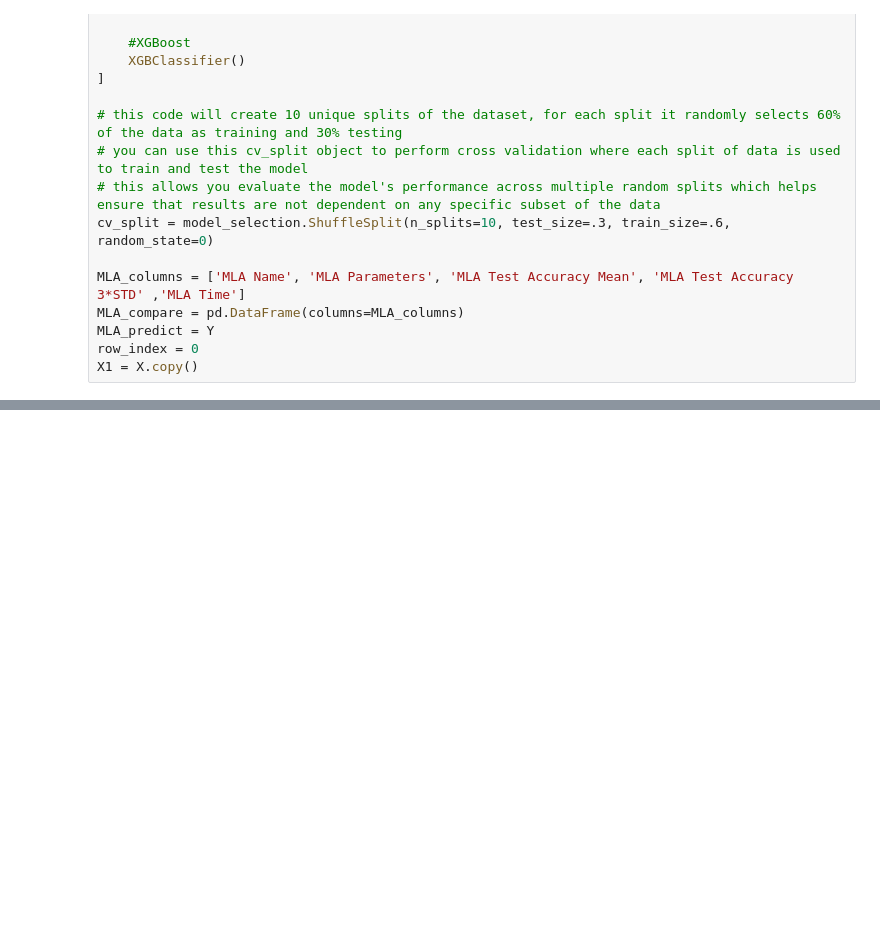
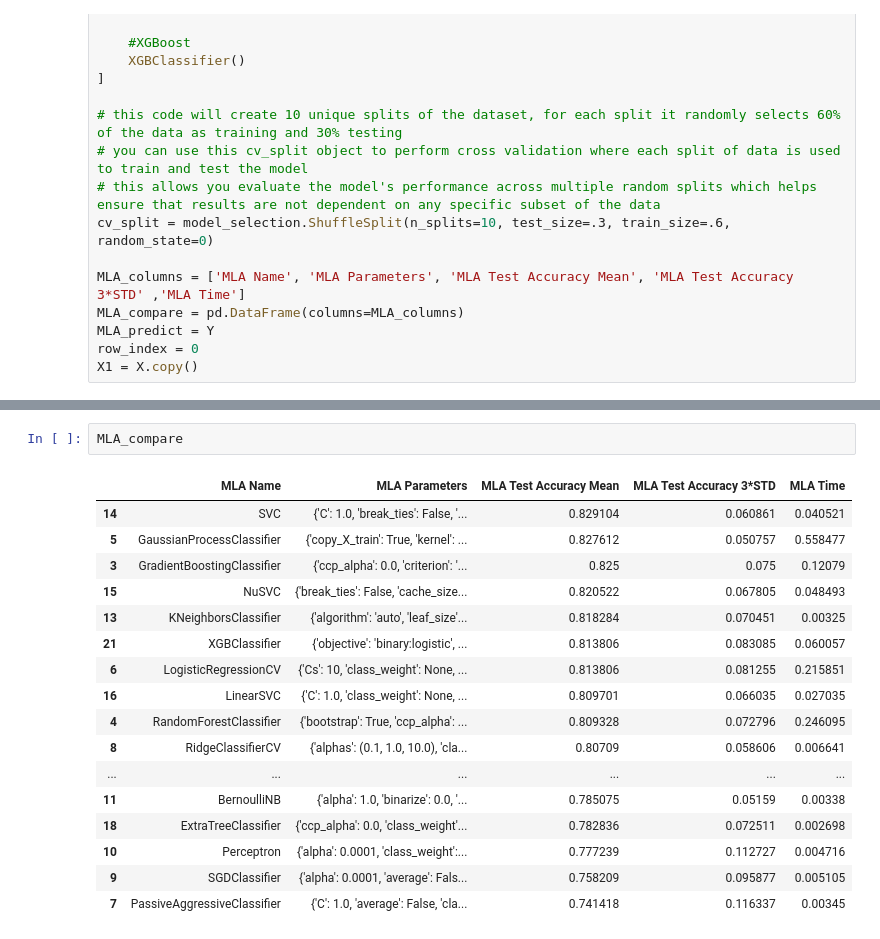
Before and after one commit to mervegb/titanic-survival-prediction, a Jupyter notebook: titanic-survival-prediction.ipynb, the cells around one changed output, grey strips where cells are left out. Cells and saved outputs as stored; diff of their text form; blank space fills up the shorter version.

```diff
--- a/titanic-survival-prediction.ipynb
+++ b/titanic-survival-prediction.ipynb
@@ -842,0 +892,20 @@ X1 = X.copy()
+# %%
+MLA_compare
+# %% [output]
+|  | MLA Name | MLA Parameters | MLA Test Accuracy Mean | MLA Test Accuracy 3*STD | MLA Time |
+| 14 | SVC | {'C': 1.0, 'break_ties': False, '... | 0.829104 | 0.060861 | 0.040521 |
+| 5 | GaussianProcessClassifier | {'copy_X_train': True, 'kernel': ... | 0.827612 | 0.050757 | 0.558477 |
+| 3 | GradientBoostingClassifier | {'ccp_alpha': 0.0, 'criterion': '... | 0.825 | 0.075 | 0.12079 |
+| 15 | NuSVC | {'break_ties': False, 'cache_size... | 0.820522 | 0.067805 | 0.048493 |
+| 13 | KNeighborsClassifier | {'algorithm': 'auto', 'leaf_size'... | 0.818284 | 0.070451 | 0.00325 |
+| 21 | XGBClassifier | {'objective': 'binary:logistic', ... | 0.813806 | 0.083085 | 0.060057 |
+| 6 | LogisticRegressionCV | {'Cs': 10, 'class_weight': None, ... | 0.813806 | 0.081255 | 0.215851 |
+| 16 | LinearSVC | {'C': 1.0, 'class_weight': None, ... | 0.809701 | 0.066035 | 0.027035 |
+| 4 | RandomForestClassifier | {'bootstrap': True, 'ccp_alpha': ... | 0.809328 | 0.072796 | 0.246095 |
+| 8 | RidgeClassifierCV | {'alphas': (0.1, 1.0, 10.0), 'cla... | 0.80709 | 0.058606 | 0.006641 |
+| ... | ... | ... | ... | ... | ... |
+| 11 | BernoulliNB | {'alpha': 1.0, 'binarize': 0.0, '... | 0.785075 | 0.05159 | 0.00338 |
+| 18 | ExtraTreeClassifier | {'ccp_alpha': 0.0, 'class_weight'... | 0.782836 | 0.072511 | 0.002698 |
+| 10 | Perceptron | {'alpha': 0.0001, 'class_weight':... | 0.777239 | 0.112727 | 0.004716 |
+| 9 | SGDClassifier | {'alpha': 0.0001, 'average': Fals... | 0.758209 | 0.095877 | 0.005105 |
+| 7 | PassiveAggressiveClassifier | {'C': 1.0, 'average': False, 'cla... | 0.741418 | 0.116337 | 0.00345 |
```
Also changed, not shown: parts of 7 cells of this notebook.
